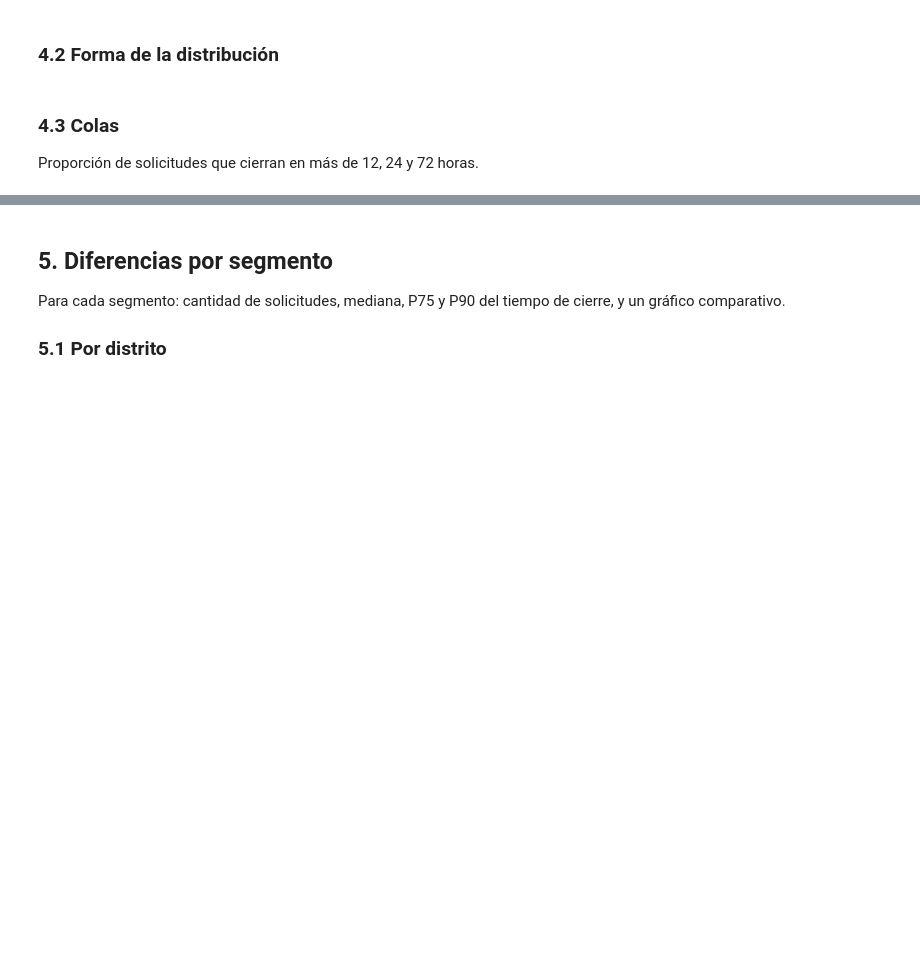
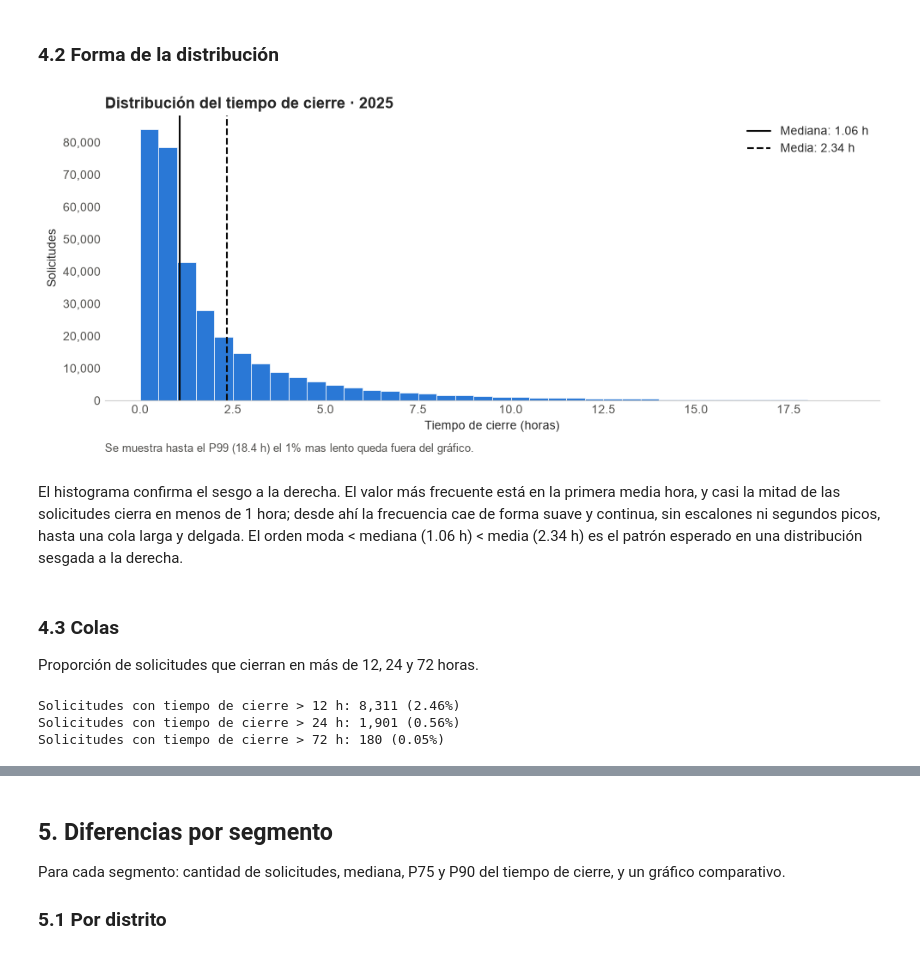
Before and after one commit to juniorejm/nyc311-operational-analytics, a Jupyter notebook: notebooks/1.0-jej-eda-tiempos-cierre.ipynb, the cells around one changed output, grey strips where cells are left out. Cells and saved outputs as stored; diff of their text form; code cells hidden in the pictures; blank space fills up the shorter version.

Commit message:
EDA: Distribucion y colas del tiempo de cierre (Seccion 4)

```diff
--- a/notebooks/1.0-jej-eda-tiempos-cierre.ipynb
+++ b/notebooks/1.0-jej-eda-tiempos-cierre.ipynb
@@ -851,8 +915,83 @@ Media, mediana, desviación estándar, IQR, P90, P95 y P99.
 # %% [markdown]
 ### 4.2 Forma de la distribución
+# %%
+horas = df_analisis["resolution_time_hours"]
+mediana = horas.median()
+media = horas.mean()
+p99 = horas.quantile(0.99)
+
+# barras de 30 min desde el 0 hasta el P99
+bins = np.arange(0, np.ceil(p99) + 0.5, 0.5)
+
+fig, ax = plt.subplots(figsize=(10, 4.5))
+
+ax.hist(
+    horas[horas <= p99], bins=bins, color="#2a78d6", edgecolor="white", linewidth=0.5
+)
+
+ax.axvline(
+    mediana,
+    color="#0b0b0b",
+    linestyle="-",
+    linewidth=1.5,
+    label=f"Mediana: {mediana:.2f} h",
+)
+ax.axvline(
+    media, color="#0b0b0b", linestyle="--", linewidth=1.5, label=f"Media: {media:.2f} h"
+)
+
+ax.set_title(
+    "Distribución del tiempo de cierre · 2025",
+    loc="left",
+    fontsize=13,
+    fontweight="bold",
+)
+ax.set_xlabel("Tiempo de cierre (horas)")
+ax.set_ylabel("Solicitudes")
+ax.yaxis.set_major_formatter(mticker.StrMethodFormatter("{x:,.0f}"))
+ax.legend(frameon=False, loc="upper right")
+
+# Aclaración del recorte, debajo del gráfico
+
+ax.text(
+    0,
+    -0.18,
+    f"Se muestra hasta el P99 ({p99:.1f} h) el 1% mas lento queda fuera del gráfico.",
+    transform=ax.transAxes,
+    fontsize=9,
+    color="#52514e",
+)
+
+
+ax.spines[["top", "right", "left"]].set_visible(False)
+ax.grid(axis="x", visible=False)
+ax.grid(axis="y", visible=False)
+ax.tick_params(axis="both", length=0, labelcolor="#52514e")
+ax.set_axisbelow(True)
+
+
+plt.tight_layout()
+plt.savefig(
+    FIGURES_DIR / "4.2-distribucion-tiempo-cierre.png", dpi=150, bbox_inches="tight"
+)
+plt.show()
+# %% [output]
+[figure, added]
+# %% [markdown]
+El histograma confirma el sesgo a la derecha. El valor más frecuente está en la primera media hora, y casi la mitad de las solicitudes cierra en menos de 1 hora; desde ahí la frecuencia cae de forma suave y continua, sin escalones ni segundos picos, hasta una cola larga y delgada. El orden moda < mediana (1.06 h) < media (2.34 h) es el patrón esperado en una distribución sesgada a la derecha.
 # %% [markdown]
 ### 4.3 Colas
 Proporción de solicitudes que cierran en más de 12, 24 y 72 horas.
+# %%
+colas = [12, 24, 72]
+
+for cola in colas:
+    n = (horas > cola).sum()
+    print(f"Solicitudes con tiempo de cierre > {cola} h: {n:,} ({n / len(horas):.2%})")
+# %% [output]
+Solicitudes con tiempo de cierre > 12 h: 8,311 (2.46%)
+Solicitudes con tiempo de cierre > 24 h: 1,901 (0.56%)
+Solicitudes con tiempo de cierre > 72 h: 180 (0.05%)
 # %% [markdown]
 **Hallazgos:**
 
```
Also changed, not shown: parts of 5 cells of this notebook, 6 other files.
